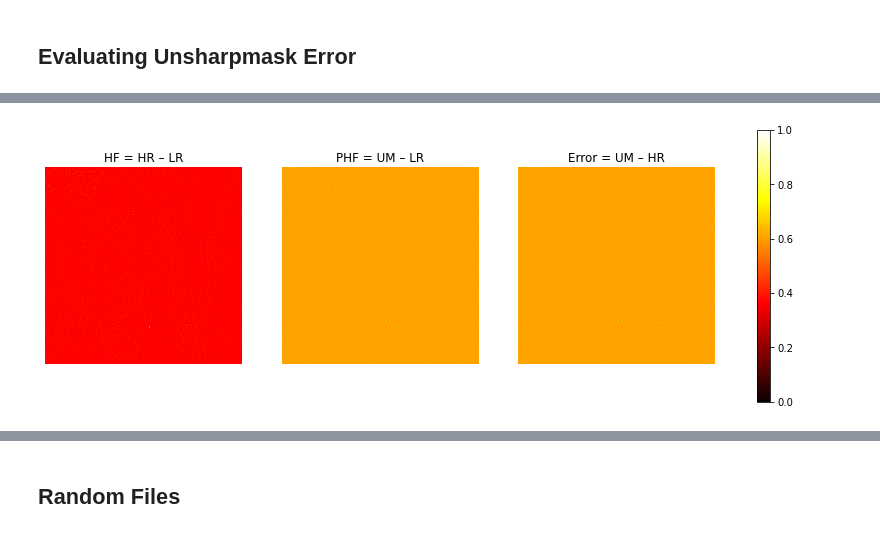
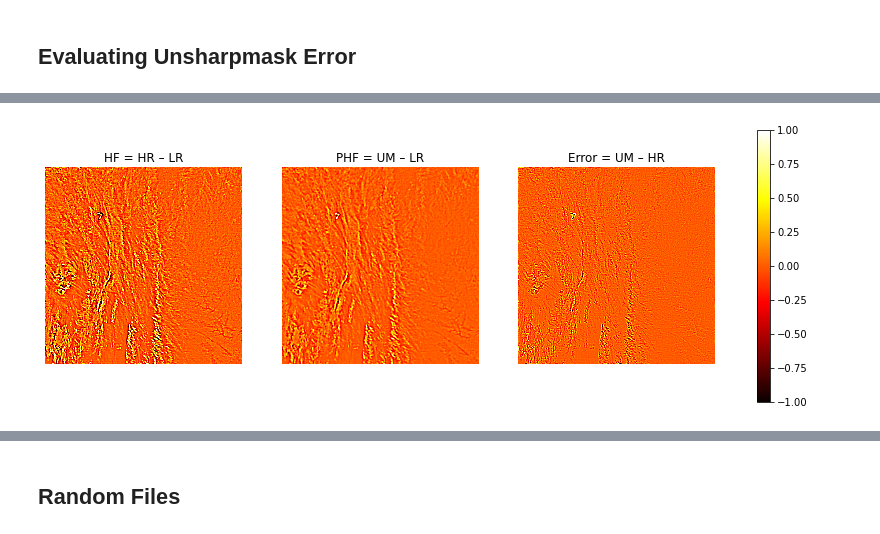
Before and after one commit to ccny-glasslab/Fires, a Jupyter notebook: Image Sharpening/bt_image_sharpening_unsharpmask.ipynb, the cells around one changed output, grey strips where cells are left out. Cells and saved outputs as stored; diff of their text form; code cells hidden in the pictures.

```diff
--- a/Image Sharpening/bt_image_sharpening_unsharpmask.ipynb
+++ b/Image Sharpening/bt_image_sharpening_unsharpmask.ipynb
@@ -148,11 +157,11 @@ dtype: float64
 # %% [markdown]
 ## Evaluating Unsharpmask Error
 # %%
-img = np.load('../../GOES_Files/test_files/difference.npy');
+img = np.load('../../GOES_Files/diff_files/OR_ABI-L1b-RadC-M3Cdiff_G17_s20183171157219_e20183171159543_c20183171159575.npy');
 height, width = img.shape
 smallimg = resize(img, (round(height/2), round(width/2)))
 blurryimg = resize(smallimg, (height, width))
-sharpimg = unsharp_mask(blurryimg/smallimg.max(), radius=1, amount=1)*smallimg.max()
+sharpimg = unsharp_mask(blurryimg/img.max(), radius=1, amount=1)*img.max()
 
 controlmae = mean_absolute_error(img, blurryimg)
 controlrmse = mean_squared_error(img, blurryimg, squared=False)
@@ -183,0 +199,25 @@ plt.show()
+# %%
+HF = img-blurryimg
+# normHF = (HF-HF.min())/(HF.max()-HF.min())
+
+PHF = sharpimg-blurryimg
+# normPHF = (PHF-PHF.min())/(PHF.max()-PHF.min())
+
+Error = sharpimg-img
+# normError = (Error-Error.min())/(Error.max()-Error.min())
+
+fig, ax = plt.subplots(1, 3, figsize=(15, 5))
+
+x = ax[0].hist(HF.ravel(), bins=200)
+ax[0].set_title('HF = HR – LR')
+print(HF.min(), HF.std(), HF.mean(), HF.max())
+
+y = ax[1].hist(PHF.ravel(), bins=200)
+ax[1].set_title('PHF = UM – LR')
+print(PHF.min(), PHF.std(), PHF.mean(), PHF.max())
+
+z = ax[2].hist(Error.ravel(), bins=200)
+ax[2].set_title('Error = UM – HR')
+print(Error.min(), Error.std(), Error.mean(), Error.max())
+
+plt.show()
@@ -184,30 +229,20 @@ plt.show()
 # %%
-HF = img-blurryimg
-normHF = (HF-HF.min())/(HF.max()-HF.min())
-
-PHF = sharpimg-img
-normPHF = (PHF-PHF.min())/(PHF.max()-PHF.min())
-
-Error = sharpimg-img
-normError = (Error-Error.min())/(Error.max()-Error.min())
-
 fig, ax = plt.subplots(1, 3, figsize=(15, 5))
 
-x = ax[0].imshow(normHF, cmap='hot', aspect='equal')
+x = ax[0].imshow(HF, cmap='hot', aspect='equal', vmin=-1, vmax=1)
 ax[0].set_title('HF = HR – LR')
 ax[0].axis('off')
 
-y = ax[1].imshow(normPHF, cmap='hot', aspect='equal')
+y = ax[1].imshow(PHF, cmap='hot', aspect='equal', vmin=-1, vmax=1)
 ax[1].set_title('PHF = UM – LR')
 ax[1].axis('off')
 
-z = ax[2].imshow(normError, cmap='hot', aspect='equal')
+z = ax[2].imshow(Error, cmap='hot', aspect='equal', vmin=-1, vmax=1)
 ax[2].set_title('Error = UM – HR')
 ax[2].axis('off')
 
 plt.colorbar(y, ax=ax)
-
 plt.axis('off')
 plt.show()
 # %% [output]
-[figure, old version]
+[figure, new version]
```
Also changed, not shown: parts of 9 cells of this notebook.
